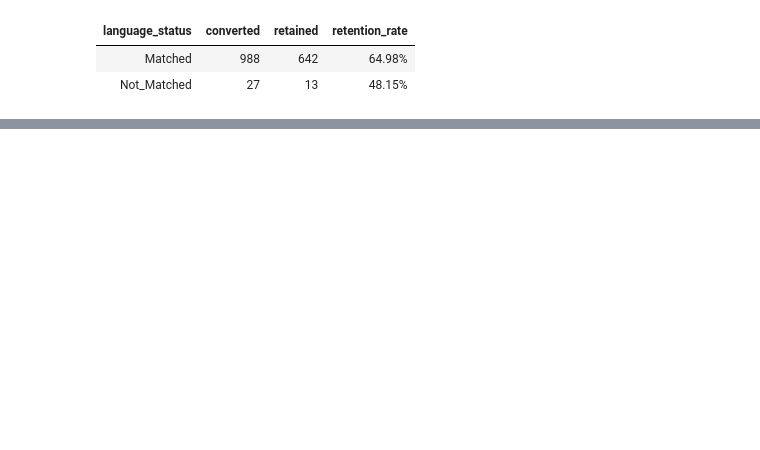
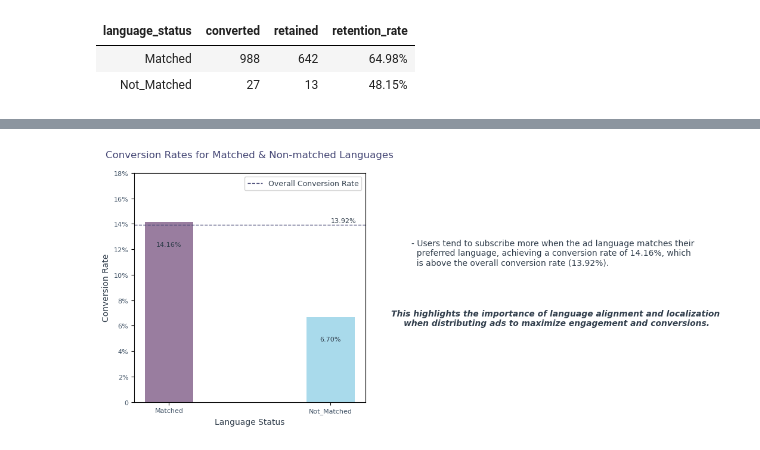
Before and after one commit to hend-a-ghafour/Analyzing_Marketing_Campaigns, a Jupyter notebook: Analyzing_Marketing_Campaigns.ipynb, the cells around one changed output, grey strips where cells are left out. Saved outputs shown, nothing was run; the diff lists cells and outputs as text; code cells hidden in the pictures; blank space fills up the shorter version.

Commit message:
adjusting rr,cr lang

```diff
--- a/Analyzing_Marketing_Campaigns.ipynb
+++ b/Analyzing_Marketing_Campaigns.ipynb
@@ -836,7 +836,7 @@ conversion_ch.style.hide().format({'conversion_rate':'{:,.2%}'})
 retained_ch=retained_users.groupby('subscribing_channel').user_id.nunique().reset_index()\
                           .rename(columns={'subscribing_channel':'channel','user_id':'retained'})
 
-retention_ch = conversion_ch.merge(retained_ch, on='channel').loc[:,['channel','converted', 'retained']]
+retention_ch = converted_ch.merge(retained_ch, on='channel')
 
 retention_ch['retention_rate']=retention_ch['retained']/retention_ch['converted']
 
@@ -1034,7 +1034,7 @@ conversion_var.style.hide().format({'conversion_rate':'{:,.2%}'})
 retained_var=retained_users.groupby('variant').user_id.nunique().reset_index()\
                              .rename(columns={'user_id':'retained'})
 
-retention_var = conversion_var.merge(retained_var, on='variant').loc[:,['variant','converted', 'retained']]
+retention_var = converted_var.merge(retained_var, on='variant')
 
 retention_var['retention_rate']=retention_var['retained']/retention_var['converted']
 
@@ -1248,11 +1217,16 @@ plt.text(2.8,.06,text2, ha='center',fontstyle='italic',weight='semibold', fontsi
 # Calculating Retention Rate witnin Variant Classifications
 retained_lang=retained_users.groupby('matched_lang').user_id.nunique().reset_index()\
                              .rename(columns={'matched_lang':'language_status','user_id':'retained'})
-retention = conversion_lang.merge(retained_lang, on='language_status')
-retention['retention_rate']=retention['retained']/retention['converted']
-retention['language_status']=np.where(retention['language_status']==True,'Matched','Not_Matched')
-retention=retention.sort_values('retention_rate', ascending=False)
-retention.style.hide().format({'retention_rate':'{:,.2%}'})
+
+retention_lang = converted_lang.merge(retained_lang, on='language_status')
+
+retention_lang['retention_rate']=retention_lang['retained']/retention_lang['converted']
+
+retention_lang['language_status']=np.where(retention_lang['language_status']==True,'Matched','Not_Matched')
+
+retention_lang=retention_lang.sort_values('retention_rate', ascending=False)
+
+retention_lang.style.hide().format({'retention_rate':'{:,.2%}'})
 # %% [output]
 | language_status | converted | retained | retention_rate |
 | Matched | 988 | 642 | 64.98% |
@@ -1298,0 +1234,80 @@ plt.text(2.8,.2,text2, ha='center',fontstyle='italic',weight='semibold', fontsiz
+# %%
+# 1- Visualization - Conversion Rates for Matched & Non-matched Languages:
+# Data
+x= conversion_lang.language_status.to_list()
+y= conversion_lang.conversion_rate
+
+# Defining colors based on performance
+colors = ['#805D87' if n > conversion_rate else '#94D1E7' for n in y]
+
+# Creating the chart
+plt.subplots(figsize = (5,5))
+plt.bar(x,y,width=.3, color=colors,alpha = .8)
+plt.axhline(y=conversion_rate, color='#454775', linestyle='--', linewidth=1, label='Overall Conversion Rate', alpha=1)
+
+# Customizing the chart
+plt.title('Conversion Rates for Matched & Non-matched Languages\n', fontsize=12, color='#454775')
+plt.xlabel('Language Status', fontsize=10, color='#313E4C')
+plt.xticks(fontsize=8, color='#415366')
+plt.ylabel('Conversion Rate', fontsize=10,color='#313E4C')
+plt.yticks(np.arange(0,.2,.02),['0','2%','4%','6%','8%','10%','12%','14%','16%','18%'], fontsize=8, color='#415366')
+plt.legend(fontsize=9,labelcolor='#313E4C')
+
+# Annotating chart with values
+plt.text(1,.14, '13.92%', ha= 'left', va ='bottom', fontsize=8, color='#313E4C')
+for i,v in enumerate(sorted(y,reverse=True)):
+    plt.text(i,v-.02,f'{v:.2%}',va='bottom',ha='center', fontsize=8,color='#313E4C')
+
+# Findings
+text1='''
+- Users tend to subscribe more when the ad language matches their
+  preferred language, achieving a conversion rate of 14.16%, which
+  is above the overall conversion rate (13.92%).\n'''
+text2='''
+This highlights the importance of language alignment and localization
+when distributing ads to maximize engagement and conversions.'''
+plt.text(1.5,.1,text1,color='#313E4C')
+plt.text(2.4,.06,text2, ha='center',fontstyle='italic',weight='semibold', fontsize=10,color='#313E4C')
+plt.show()
+
+
+# 2- Visualization - Retention Rates for Mtached & Not-Matched Languages:
+# Data
+x= retention_lang.language_status.to_list()
+y= retention_lang.retention_rate
+
+# Defining colors based on performance
+colors = ['#805D87' if n > retention_rate else '#94D1E7' for n in y]
+
+# Creating the chart
+plt.subplots(figsize = (5,5))
+plt.bar(x,y,width=.3, color=colors,alpha = .8)
+plt.axhline(y=retention_rate, color='#454775', linestyle='--', linewidth=1, label='Overall Conversion Rate', alpha=1)
+
+# Customizing the chart
+plt.title('\nRetention Rates for Mtached & Not-Matched Languages\n', fontsize=12, color='#454775')
+plt.xlabel('Language Status', fontsize=10, color='#313E4C')
+plt.xticks(fontsize=8, color='#415366')
+plt.ylabel('Retention Rate', fontsize=10, color='#313E4C')
+plt.yticks(np.arange(0,.9,.1),['0','10%','20%','30%','40%','50%','60%','70%','80%'],fontsize=8, color='#415366')
+plt.legend(fontsize=9,labelcolor='#313E4C')
+
+# Annotating chart with values
+plt.text(1,.65, '64.53%', ha= 'left', va ='bottom', fontsize=8, color='#313E4C')
+for i,v in enumerate(y):
+    plt.text(i,v-.05,f'{v:.2%}',va='bottom',ha='center', fontsize=8, color='#313E4C')
+
+# Findings
+text1='''
+- Retention rate for matched languages (64.98%) is significantly higher than
+  that of non-matched languages (48.15%), mirroring the conversion rate trend.\n
+- The matched-language retention rate (64.98%) is also very close to the overall
+  retention rate (64.53%).'''
+text2='''
+Reinforcing the importance of language consistency in maintaining
+user engagement.'''
+plt.text(1.5,.4,text1,color='#313E4C')
+plt.text(2.5,.2,text2, ha='center',fontstyle='italic',weight='semibold', fontsize=10,color='#313E4C')
+plt.show()
+# %% [output]
+[figure, new version]
```
Also changed, not shown: parts of 13 cells of this notebook.
